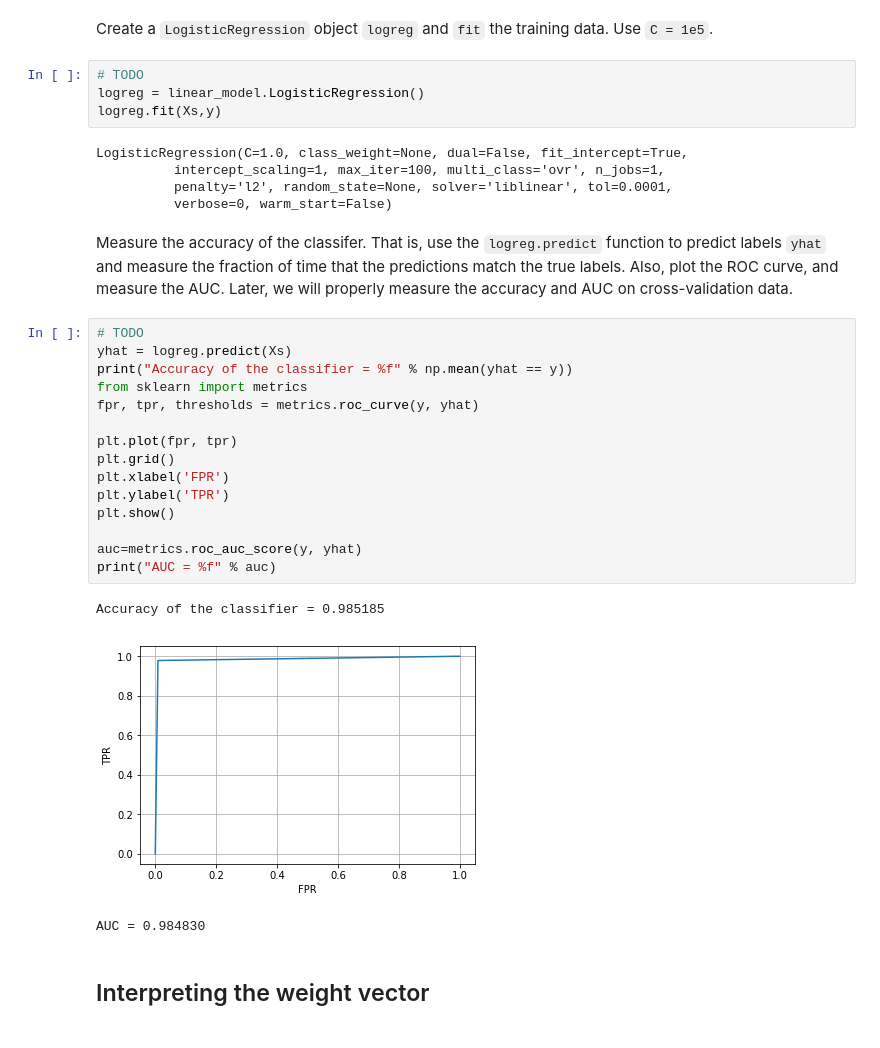
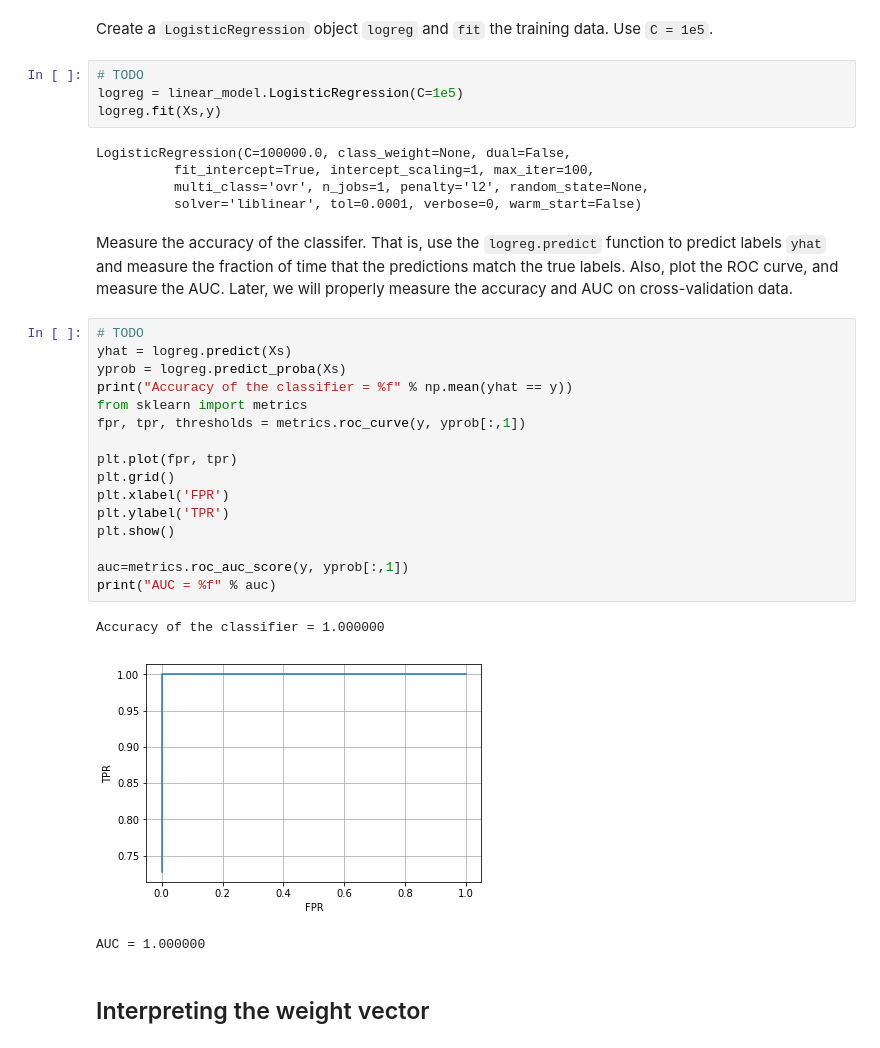
Before and after one commit to scwsdhr/9123_introml, a Jupyter notebook: 04/lab04_gene_partial.ipynb, the cells around one changed output. Saved outputs shown, nothing was run; the diff lists cells and outputs as text.

```diff
--- a/04/lab04_gene_partial.ipynb
+++ b/04/lab04_gene_partial.ipynb
@@ -76,34 +76,35 @@ Xs = preprocessing.scale(np.array(df1[df1.columns[:-4]]))
 Create a `LogisticRegression` object `logreg` and `fit` the training data. Use `C = 1e5`.
 # %%
 # TODO
-logreg = linear_model.LogisticRegression()
+logreg = linear_model.LogisticRegression(C=1e5)
 logreg.fit(Xs,y)
 # %% [output]
-LogisticRegression(C=1.0, class_weight=None, dual=False, fit_intercept=True,
-          intercept_scaling=1, max_iter=100, multi_class='ovr', n_jobs=1,
-          penalty='l2', random_state=None, solver='liblinear', tol=0.0001,
-          verbose=0, warm_start=False)
+LogisticRegression(C=100000.0, class_weight=None, dual=False,
+          fit_intercept=True, intercept_scaling=1, max_iter=100,
+          multi_class='ovr', n_jobs=1, penalty='l2', random_state=None,
+          solver='liblinear', tol=0.0001, verbose=0, warm_start=False)
 # %% [markdown]
 Measure the accuracy of the classifer.  That is, use the `logreg.predict` function to predict labels `yhat` and measure the fraction of time that the predictions match the true labels. Also, plot the ROC curve, and measure the AUC. Later, we will properly measure the accuracy and AUC on cross-validation data.
 # %%
 # TODO
 yhat = logreg.predict(Xs)
+yprob = logreg.predict_proba(Xs)
 print("Accuracy of the classifier = %f" % np.mean(yhat == y))
 from sklearn import metrics
-fpr, tpr, thresholds = metrics.roc_curve(y, yhat)
+fpr, tpr, thresholds = metrics.roc_curve(y, yprob[:,1])
 
 plt.plot(fpr, tpr)
 plt.grid()
 plt.xlabel('FPR')
 plt.ylabel('TPR')
 plt.show()
 
-auc=metrics.roc_auc_score(y, yhat)
+auc=metrics.roc_auc_score(y, yprob[:,1])
 print("AUC = %f" % auc)
 # %% [output]
-Accuracy of the classifier = 0.985185
+Accuracy of the classifier = 1.000000
-[figure, old version]
+[figure, new version]
-AUC = 0.984830
+AUC = 1.000000
 # %% [markdown]
 ## Interpreting the weight vector
 # %% [markdown]
```
Also changed, not shown: parts of 12 cells of this notebook, 8 other files.
